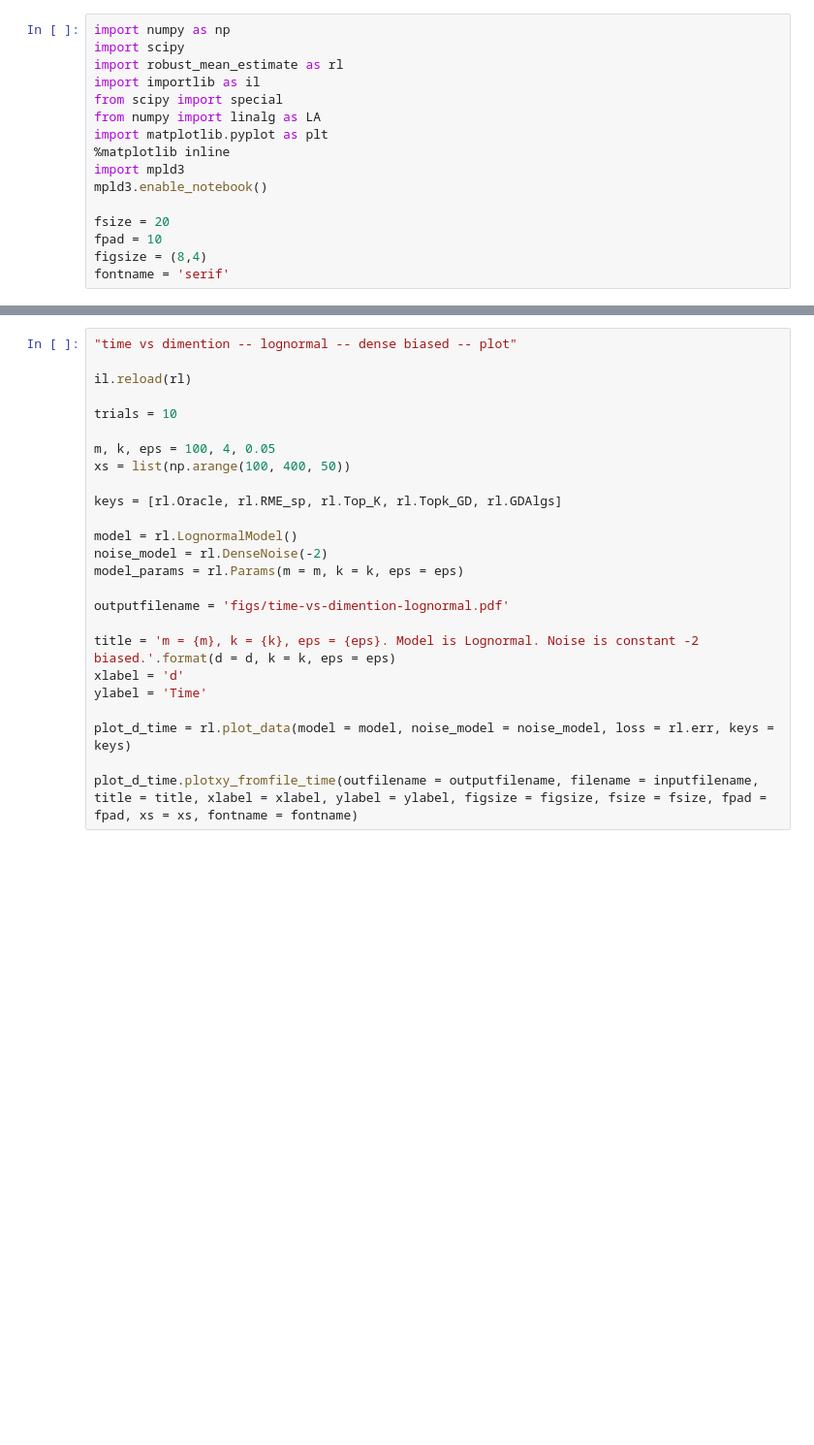
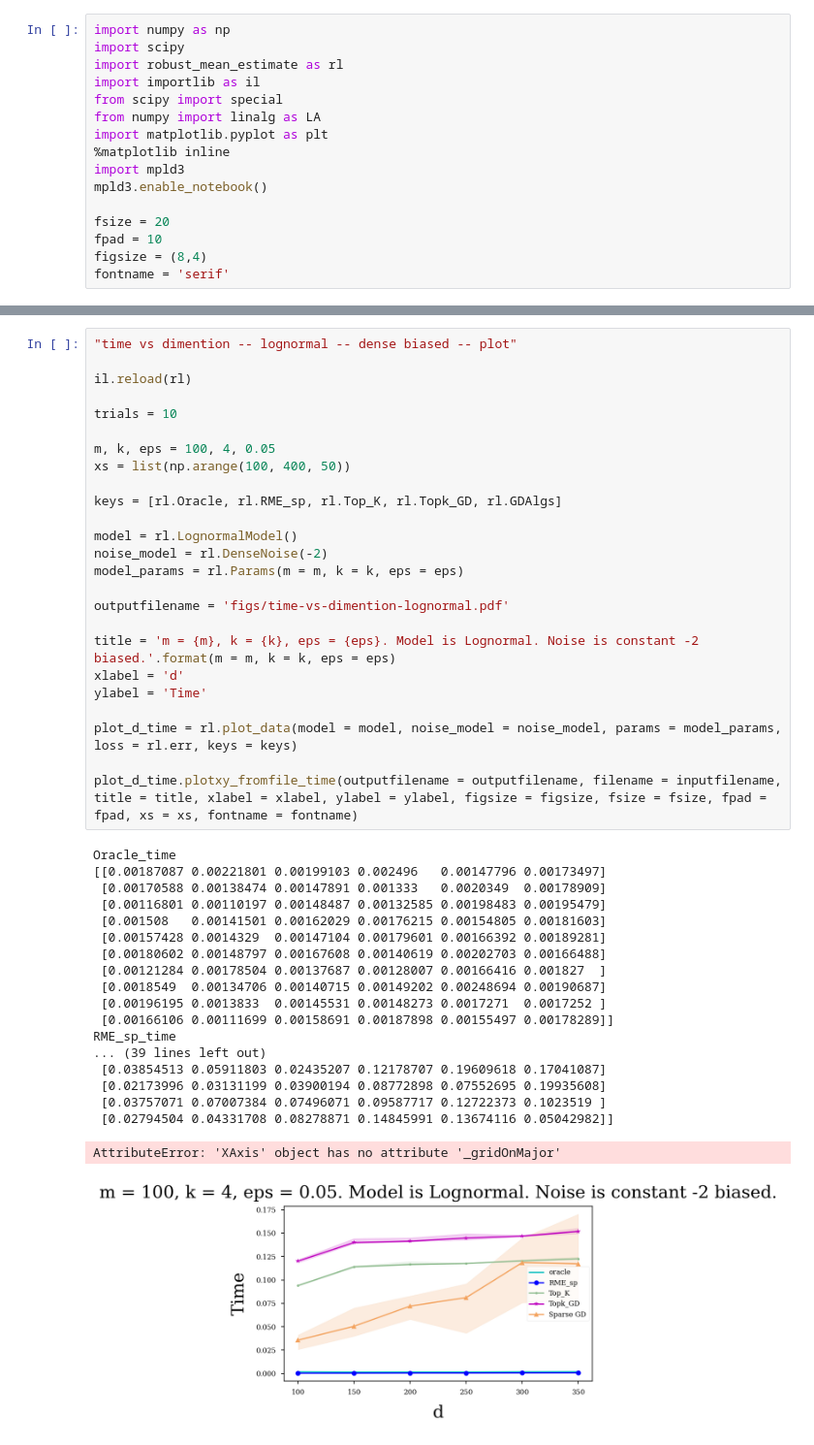
Before and after one commit to ying-hui-he/Robust_mean_estimation, a Jupyter notebook: new_notebook.ipynb, the cells around one changed output, grey strips where cells are left out. Shown at 97% size. Saved outputs shown, nothing was run; the diff lists cells and outputs as text; blank space fills up the shorter version.

```diff
--- a/new_notebook.ipynb
+++ b/new_notebook.ipynb
@@ -77,25 +83,45 @@ plot_d_loss.plotxy_fromfile(outfilename = outputfilename, filename = inputfilena
 # %%
 "time vs dimention -- lognormal -- dense biased -- plot"
 
 il.reload(rl)
 
 trials = 10
 
 m, k, eps = 100, 4, 0.05
 xs = list(np.arange(100, 400, 50))
 
 keys = [rl.Oracle, rl.RME_sp, rl.Top_K, rl.Topk_GD, rl.GDAlgs]
 
 model = rl.LognormalModel()
 noise_model = rl.DenseNoise(-2)
 model_params = rl.Params(m = m, k = k, eps = eps)
 
 outputfilename = 'figs/time-vs-dimention-lognormal.pdf'
 
-title = 'm = {m}, k = {k}, eps = {eps}. Model is Lognormal. Noise is constant -2 biased.'.format(d = d, k = k, eps = eps)
+title = 'm = {m}, k = {k}, eps = {eps}. Model is Lognormal. Noise is constant -2 biased.'.format(m = m, k = k, eps = eps)
 xlabel = 'd'
 ylabel = 'Time'
 
-plot_d_time = rl.plot_data(model = model, noise_model = noise_model, loss = rl.err, keys = keys)
+plot_d_time = rl.plot_data(model = model, noise_model = noise_model, params = model_params, loss = rl.err, keys = keys)
 
-plot_d_time.plotxy_fromfile_time(outfilename = outputfilename, filename = inputfilename, title = title, xlabel = xlabel, ylabel = ylabel, figsize = figsize, fsize = fsize, fpad = fpad, xs = xs, fontname = fontname)
+plot_d_time.plotxy_fromfile_time(outputfilename = outputfilename, filename = inputfilename, title = title, xlabel = xlabel, ylabel = ylabel, figsize = figsize, fsize = fsize, fpad = fpad, xs = xs, fontname = fontname)
+# %% [output]
+Oracle_time
+[[0.00187087 0.00221801 0.00199103 0.002496   0.00147796 0.00173497]
+ [0.00170588 0.00138474 0.00147891 0.001333   0.0020349  0.00178909]
+ [0.00116801 0.00110197 0.00148487 0.00132585 0.00198483 0.00195479]
+ [0.001508   0.00141501 0.00162029 0.00176215 0.00154805 0.00181603]
+ [0.00157428 0.0014329  0.00147104 0.00179601 0.00166392 0.00189281]
+ [0.00180602 0.00148797 0.00167608 0.00140619 0.00202703 0.00166488]
+ [0.00121284 0.00178504 0.00137687 0.00128007 0.00166416 0.001827  ]
+ [0.0018549  0.00134706 0.00140715 0.00149202 0.00248694 0.00190687]
+ [0.00196195 0.0013833  0.00145531 0.00148273 0.0017271  0.0017252 ]
+ [0.00166106 0.00111699 0.00158691 0.00187898 0.00155497 0.00178289]]
+RME_sp_time
+... (39 lines left out)
+ [0.03854513 0.05911803 0.02435207 0.12178707 0.19609618 0.17041087]
+ [0.02173996 0.03131199 0.03900194 0.08772898 0.07552695 0.19935608]
+ [0.03757071 0.07007384 0.07496071 0.09587717 0.12722373 0.1023519 ]
+ [0.02794504 0.04331708 0.08278871 0.14845991 0.13674116 0.05042982]]
+AttributeError: 'XAxis' object has no attribute '_gridOnMajor'
+[figure, added]
```
Also changed, not shown: parts of 3 cells of this notebook, 4 other files.
